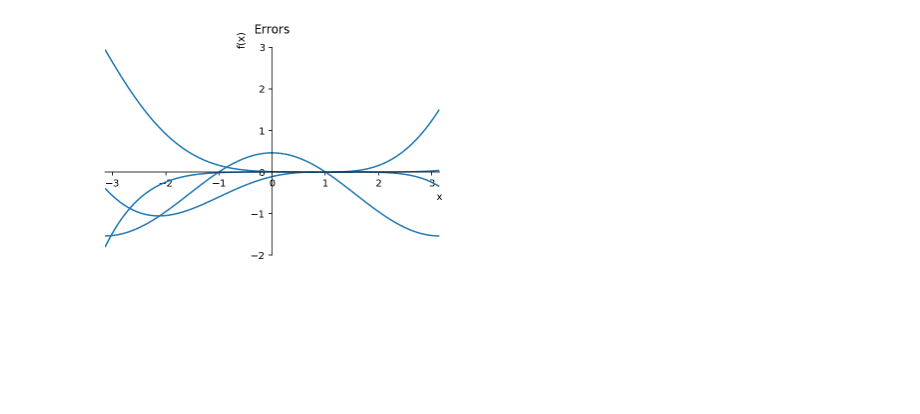
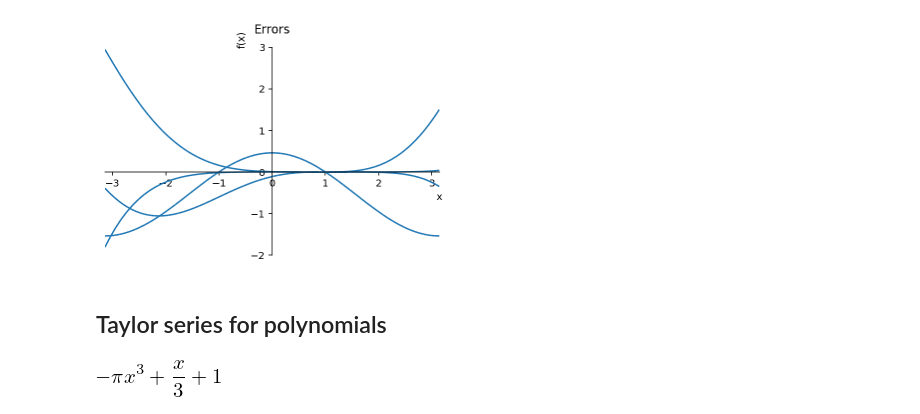
Before and after one commit to madvay/math-explorations, a Jupyter notebook: series/taylor.ipynb, the cells around one changed output. Cells and saved outputs as stored; diff of their text form; code cells hidden in the pictures; blank space fills up the shorter version.

```diff
--- a/series/taylor.ipynb
+++ b/series/taylor.ipynb
@@ -81,3 +80,11 @@ p.show()
 # %% [output]
 [figure]
 [figure]
+# %% [markdown]
+## Taylor series for polynomials
+# %%
+f = 1+x*Rational(1,3)-x**3*pi
+a = 0
+f
+# %% [output]
+[figure, added]
```
Also changed, not shown: parts of 17 cells of this notebook.
